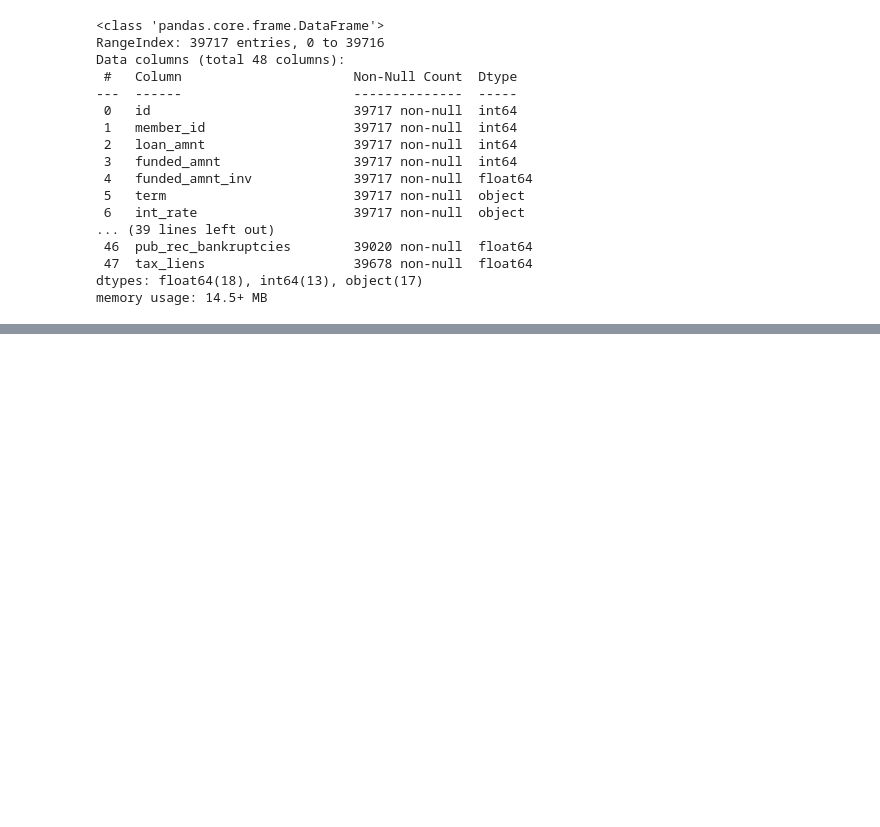
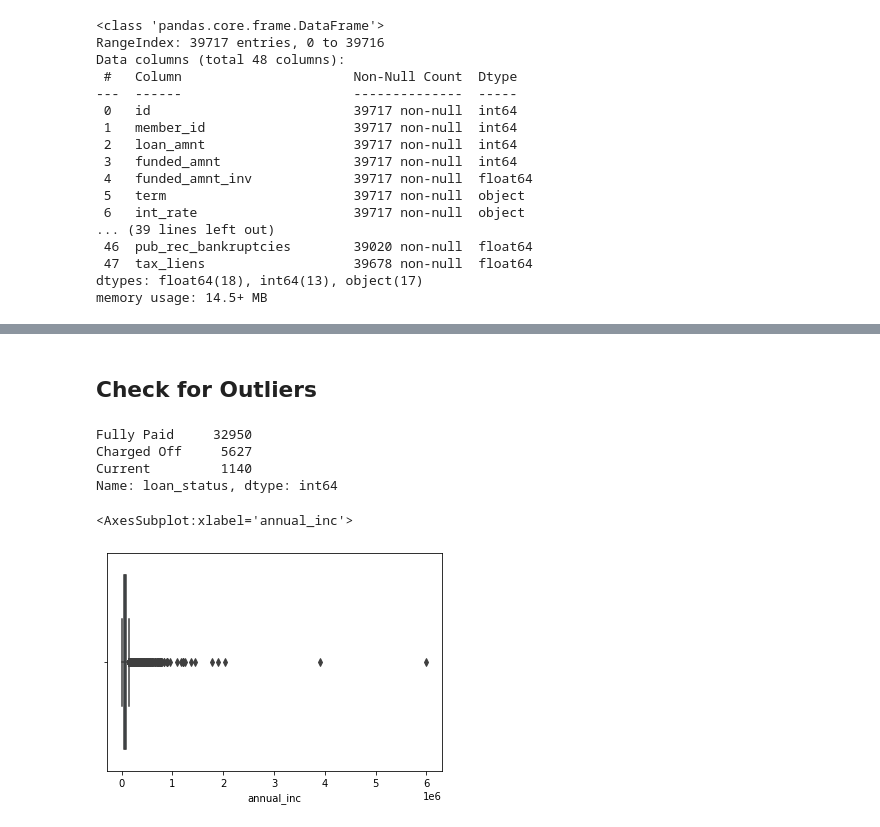
Before and after one commit to swapnilkj89/LendingClubCaseStudy, a Jupyter notebook: LendingClubCaseStudy.ipynb, the cells around one changed output, grey strips where cells are left out. Cells and saved outputs as stored; diff of their text form; code cells hidden in the pictures; blank space fills up the shorter version.

```diff
--- a/LendingClubCaseStudy.ipynb
+++ b/LendingClubCaseStudy.ipynb
@@ -161,0 +238,18 @@ loan_df.head()
+# %%
+# Converting date Year
+def convertToDate(x):
+    if int(x.split('-')[1]) > 22 and int(x.split('-')[1]) <= 99:
+        yy = ' 19'+x.split('-')[1]
+    else:
+        yy = ' 20'+x.split('-')[1]
+
+    y = x.split('-')[0] + yy
+    return datetime.strftime(datetime.strptime(y, '%b %Y'), '%b %Y')
+
+loan_df['issue_d'] = loan_df['issue_d'].apply(lambda x: convertToDate(x))
+loan_df['earliest_cr_line'] = loan_df['earliest_cr_line'].apply(lambda x: convertToDate(x))
+# %%
+# Converting fields to numeric
+columns_toNumeric= ['loan_amnt','funded_amnt','int_rate','funded_amnt_inv','installment','annual_inc','dti','emp_length','total_pymnt']
+loan_df[columns_toNumeric] = loan_df[columns_toNumeric].apply(pd.to_numeric)
+loan_df.info()
@@ -161,0 +274,14 @@ loan_df.head()
+# %% [markdown]
+## Check for Outliers
+# %%
+loan_df['loan_status'].value_counts()
+# %% [output]
+Fully Paid     32950
+Charged Off     5627
+Current         1140
+Name: loan_status, dtype: int64
+# %%
+sns.boxplot(loan_df['annual_inc'])
+# %% [output]
+<AxesSubplot:xlabel='annual_inc'>
+[figure, added]
```
Also changed, not shown: parts of 16 cells of this notebook.
